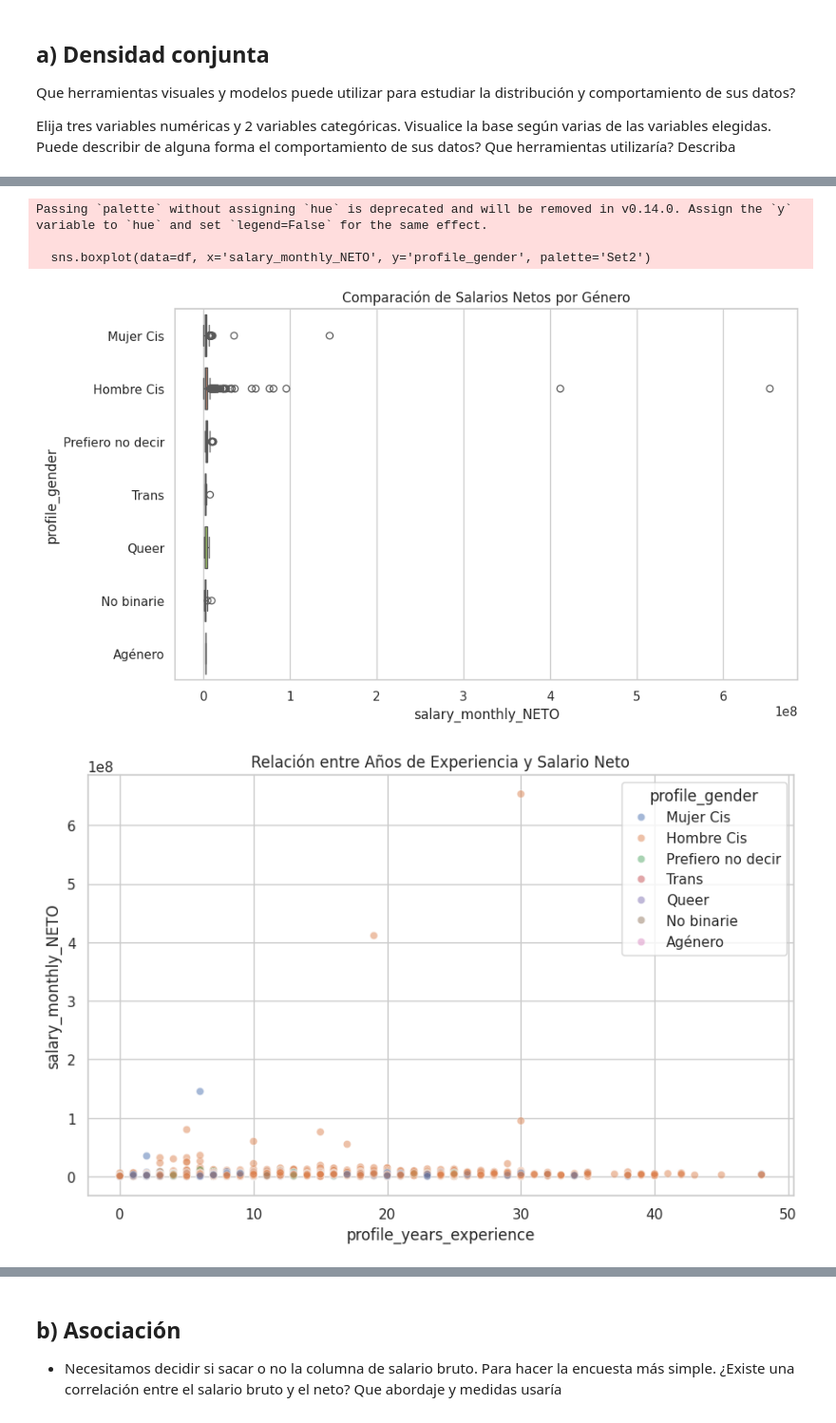
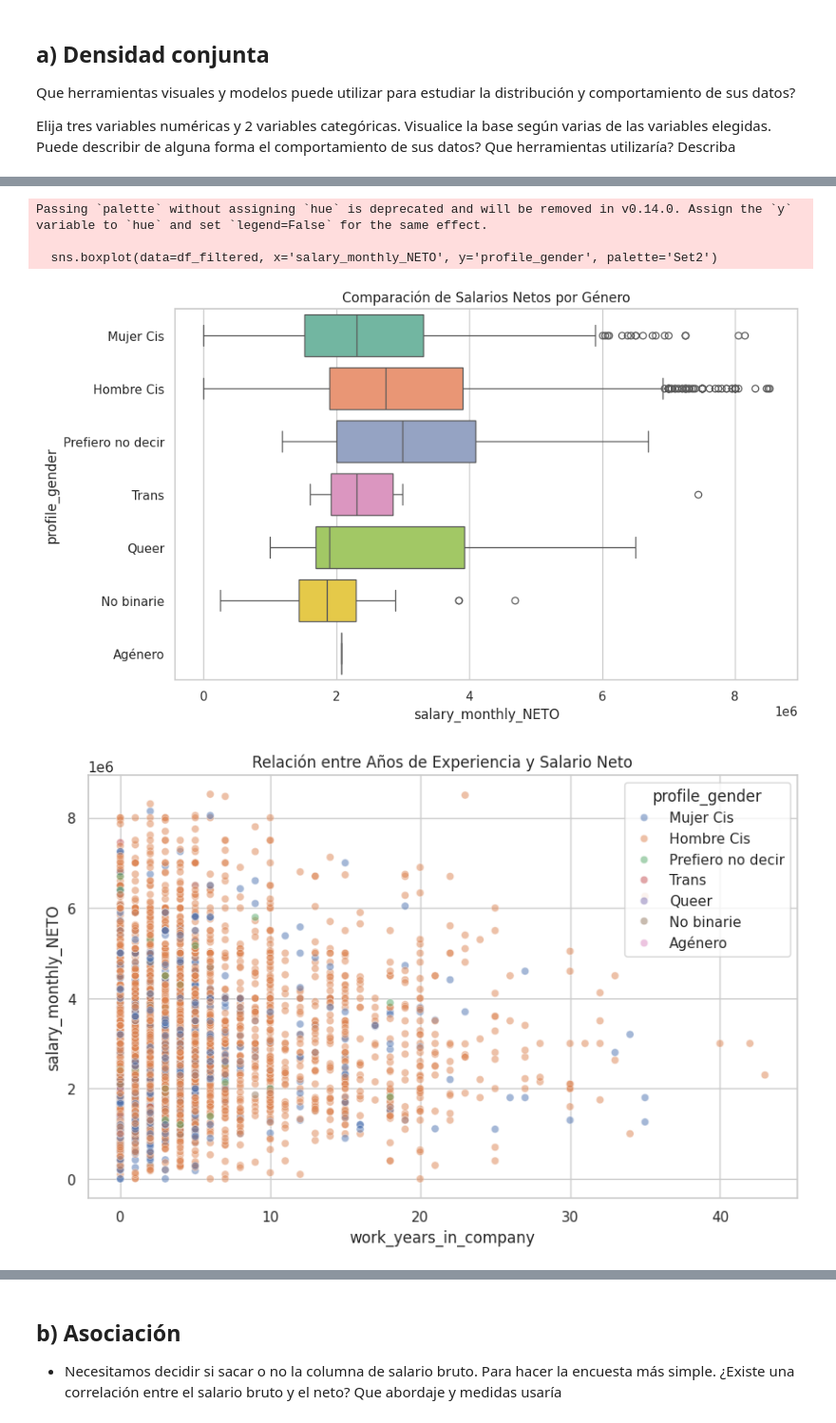
Before and after one commit to sgruyzcki/DiploDatos2026, a Jupyter notebook: Entregable - Parte 1 Sergio.ipynb, the cells around one changed output, grey strips where cells are left out. Shown at 95% size. Drawn from its saved outputs; the diff is of its cells as text; code cells hidden in the pictures.

```diff
--- a/Entregable - Parte 1 Sergio.ipynb
+++ b/Entregable - Parte 1 Sergio.ipynb
@@ -330,22 +330,23 @@ sns.set_theme(style="whitegrid")
 
 # --- 1. Distribución del Salario Neto (Variable Numérica) ---
 plt.figure(figsize=(10, 5))
-sns.histplot(df['salary_monthly_NETO'], kde=True, color='teal')
+sns.histplot(df_filtered['salary_monthly_NETO'], kde=True, color='teal')
 plt.title('Distribución del Salario Neto (Histograma + KDE)')
-plt.axvline(df['salary_monthly_NETO'].median(), color='red', linestyle='--', label='Mediana')
+plt.axvline(df_filtered['salary_monthly_NETO'].median(), color='red', linestyle='--', label='Mediana')
 plt.legend()
 plt.show()
+
 
 # --- 2. Salario por Género (Numérica vs Categórica) ---
 plt.figure(figsize=(10, 6))
 # Usamos un Boxplot para ver la dispersión y los outliers
-sns.boxplot(data=df, x='salary_monthly_NETO', y='profile_gender', palette='Set2')
+sns.boxplot(data=df_filtered, x='salary_monthly_NETO', y='profile_gender', palette='Set2')
 plt.title('Comparación de Salarios Netos por Género')
 plt.show()
 
 # --- 3. Experiencia vs Salario (Numérica vs Numérica) ---
 plt.figure(figsize=(10, 6))
-sns.scatterplot(data=df, x='profile_years_experience', y='salary_monthly_NETO',
+sns.scatterplot(data=df_filtered, x='work_years_in_company', y='salary_monthly_NETO',
                 hue='profile_gender', alpha=0.5)
 plt.title('Relación entre Años de Experiencia y Salario Neto')
 plt.show()
@@ -354,5 +356,5 @@ plt.show()
 Passing `palette` without assigning `hue` is deprecated and will be removed in v0.14.0. Assign the `y` variable to `hue` and set `legend=False` for the same effect.
 
-  sns.boxplot(data=df, x='salary_monthly_NETO', y='profile_gender', palette='Set2')
+  sns.boxplot(data=df_filtered, x='salary_monthly_NETO', y='profile_gender', palette='Set2')
-[figure, old version]
-[figure, old version]
+[figure, new version]
+[figure, added]
```
Also changed, not shown: parts of 4 cells of this notebook.
